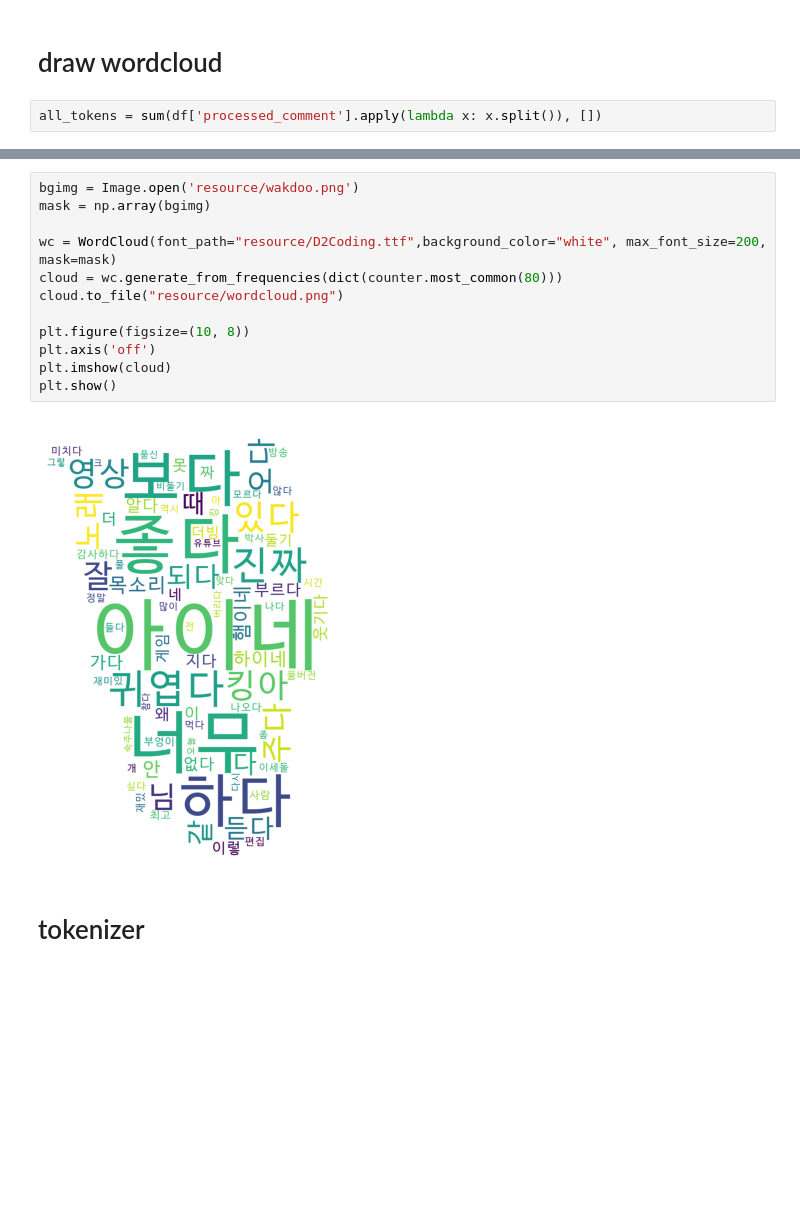
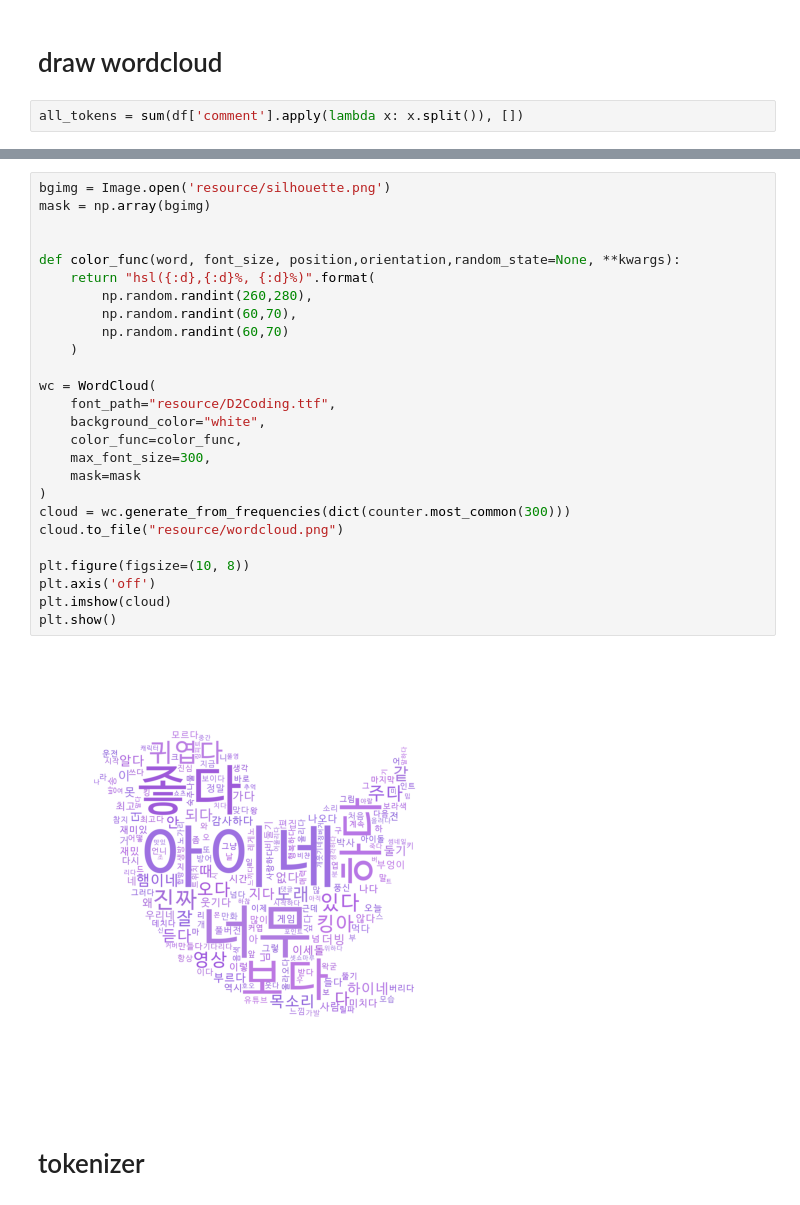
Before and after one commit to Nam-SW/INE_comment_analysis, a Jupyter notebook: analysis.ipynb, the cells around one changed output, grey strips where cells are left out. Drawn from its saved outputs; the diff is of its cells as text; blank space fills up the shorter version.

```diff
--- a/analysis.ipynb
+++ b/analysis.ipynb
@@ -197,7 +198,7 @@ df = pd.read_excel("resource/preprecessed_ine_coment.xlsx")
 # %% [markdown]
 # draw wordcloud
 # %%
-all_tokens = sum(df['processed_comment'].apply(lambda x: x.split()), [])
+all_tokens = sum(df['comment'].apply(lambda x: x.split()), [])
 # %%
 counter = Counter(all_tokens)
 
@@ -216,17 +217,31 @@ counter.most_common(10)
 # %%
-bgimg = Image.open('resource/wakdoo.png')
+bgimg = Image.open('resource/silhouette.png')
 mask = np.array(bgimg)
 
-wc = WordCloud(font_path="resource/D2Coding.ttf",background_color="white", max_font_size=200, mask=mask)
-cloud = wc.generate_from_frequencies(dict(counter.most_common(80)))
+
+def color_func(word, font_size, position,orientation,random_state=None, **kwargs):
+    return "hsl({:d},{:d}%, {:d}%)".format(
+        np.random.randint(260,280),
+        np.random.randint(60,70),
+        np.random.randint(60,70)
+    )
+
+wc = WordCloud(
+    font_path="resource/D2Coding.ttf",
+    background_color="white",
+    color_func=color_func,
+    max_font_size=300,
+    mask=mask
+)
+cloud = wc.generate_from_frequencies(dict(counter.most_common(300)))
 cloud.to_file("resource/wordcloud.png")
 
 plt.figure(figsize=(10, 8))
 plt.axis('off')
 plt.imshow(cloud)
 plt.show()
 # %% [output]
-[figure, old version]
+[figure, new version]
 # %% [markdown]
 # tokenizer
 # %%
```
Also changed, not shown: parts of 19 cells of this notebook, 1 other file.
